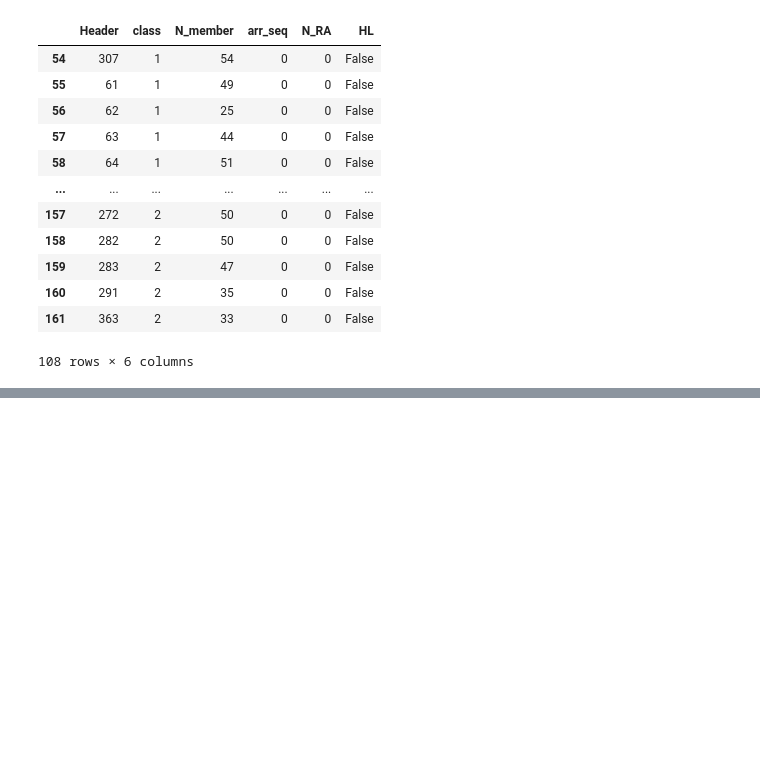
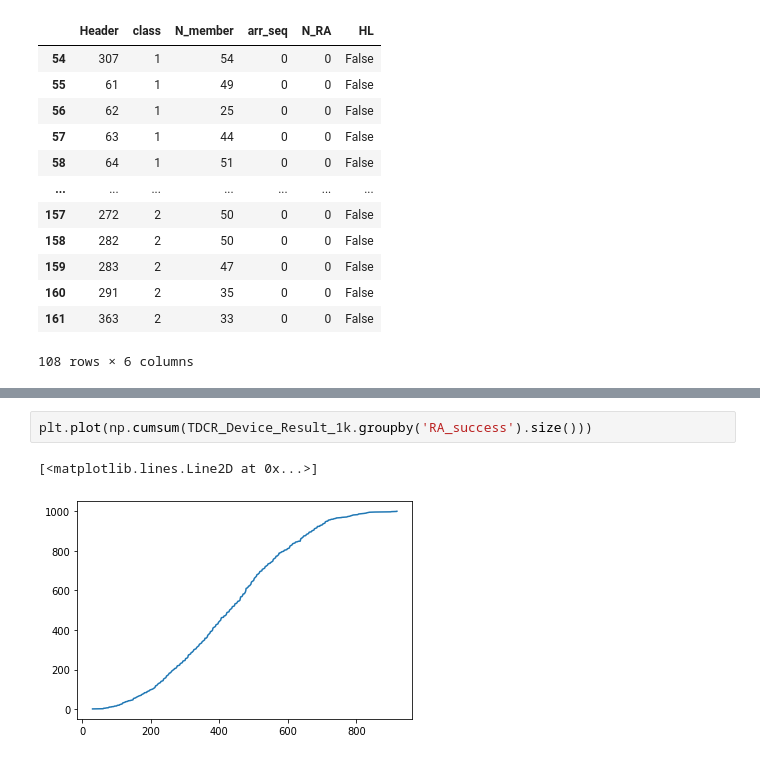
Before and after one commit to KenWang42/TDCR, a Jupyter notebook: TDCR_Simulation/test.ipynb, the cells around one changed output, grey strips where cells are left out. Drawn from its saved outputs; the diff is of its cells as text; blank space fills up the shorter version.

```diff
--- a/TDCR_Simulation/test.ipynb
+++ b/TDCR_Simulation/test.ipynb
@@ -726,0 +717,5 @@ Name: RA_init, Length: 1000, dtype: int64
+# %%
+plt.plot(np.cumsum(TDCR_Device_Result_1k.groupby('RA_success').size()))
+# %% [output]
+[<matplotlib.lines.Line2D at 0x...>]
+[figure, added]
```
Also changed, not shown: parts of 10 cells of this notebook, 5 other files.
